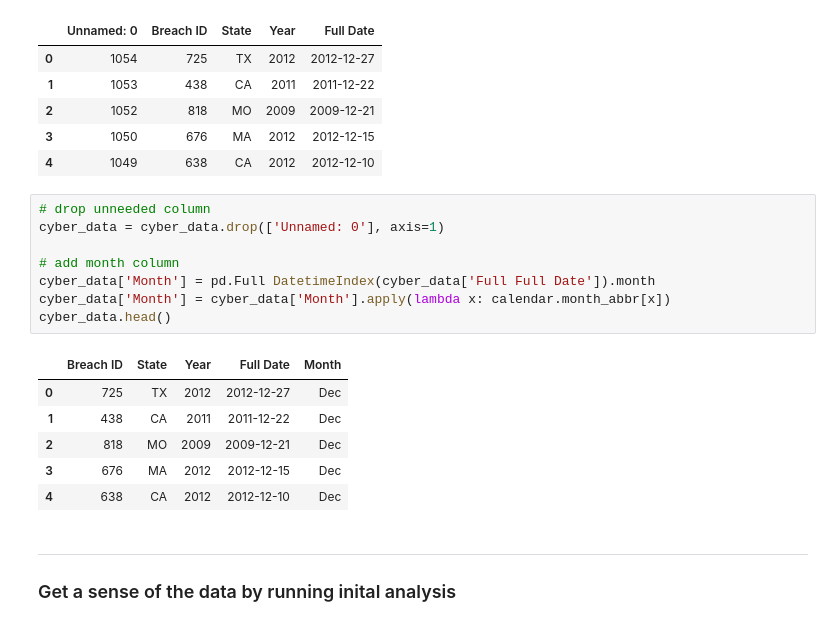
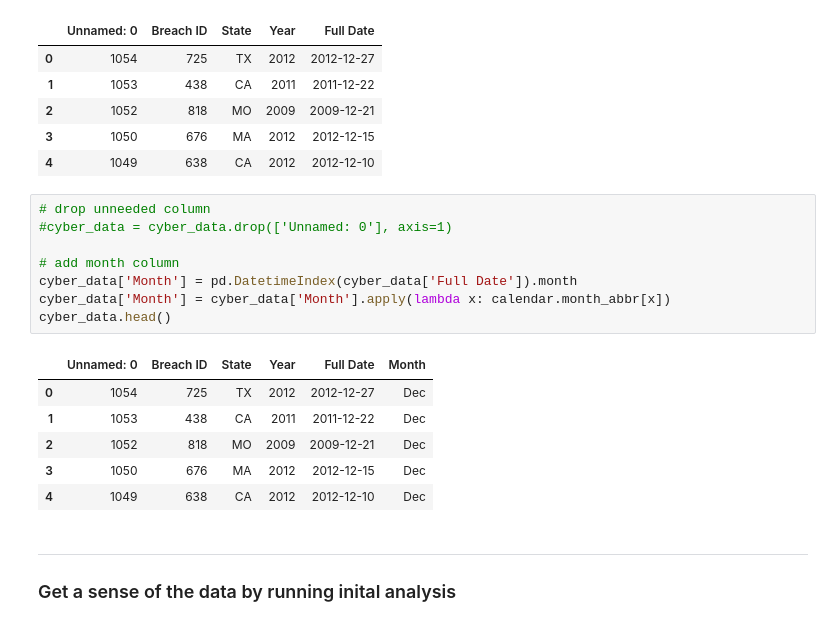
Before and after one commit to eglulu6/Project_1_Team_Platypus, a Jupyter notebook: data_slicing.ipynb, the cells around one changed output. Cells and saved outputs as stored; diff of their text form.

```diff
--- a/data_slicing.ipynb
+++ b/data_slicing.ipynb
@@ -26,19 +26,19 @@ cyber_data.head()
 | 4 | 1049 | 638 | CA | 2012 | 2012-12-10 |
 # %%
 # drop unneeded column
-cyber_data = cyber_data.drop(['Unnamed: 0'], axis=1)
+#cyber_data = cyber_data.drop(['Unnamed: 0'], axis=1)
 
 # add month column
-cyber_data['Month'] = pd.Full DatetimeIndex(cyber_data['Full Full Date']).month
+cyber_data['Month'] = pd.DatetimeIndex(cyber_data['Full Date']).month
 cyber_data['Month'] = cyber_data['Month'].apply(lambda x: calendar.month_abbr[x])
 cyber_data.head()
 # %% [output]
-|  | Breach ID | State | Year | Full Date | Month |
-| 0 | 725 | TX | 2012 | 2012-12-27 | Dec |
-| 1 | 438 | CA | 2011 | 2011-12-22 | Dec |
-| 2 | 818 | MO | 2009 | 2009-12-21 | Dec |
-| 3 | 676 | MA | 2012 | 2012-12-15 | Dec |
-| 4 | 638 | CA | 2012 | 2012-12-10 | Dec |
+|  | Unnamed: 0 | Breach ID | State | Year | Full Date | Month |
+| 0 | 1054 | 725 | TX | 2012 | 2012-12-27 | Dec |
+| 1 | 1053 | 438 | CA | 2011 | 2011-12-22 | Dec |
+| 2 | 1052 | 818 | MO | 2009 | 2009-12-21 | Dec |
+| 3 | 1050 | 676 | MA | 2012 | 2012-12-15 | Dec |
+| 4 | 1049 | 638 | CA | 2012 | 2012-12-10 | Dec |
 # %% [markdown]
 ---
 ### Get a sense of the data by running inital analysis
```
Also changed, not shown: parts of 8 cells of this notebook.
